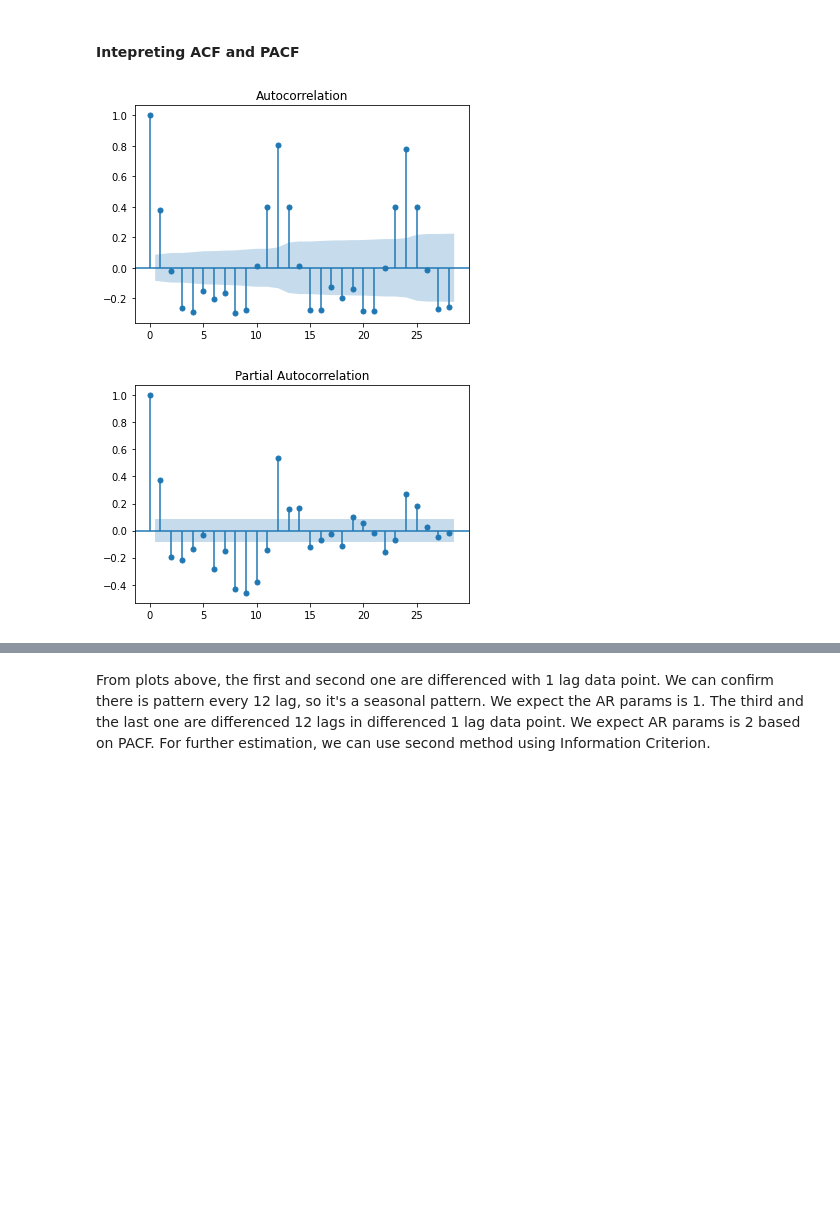
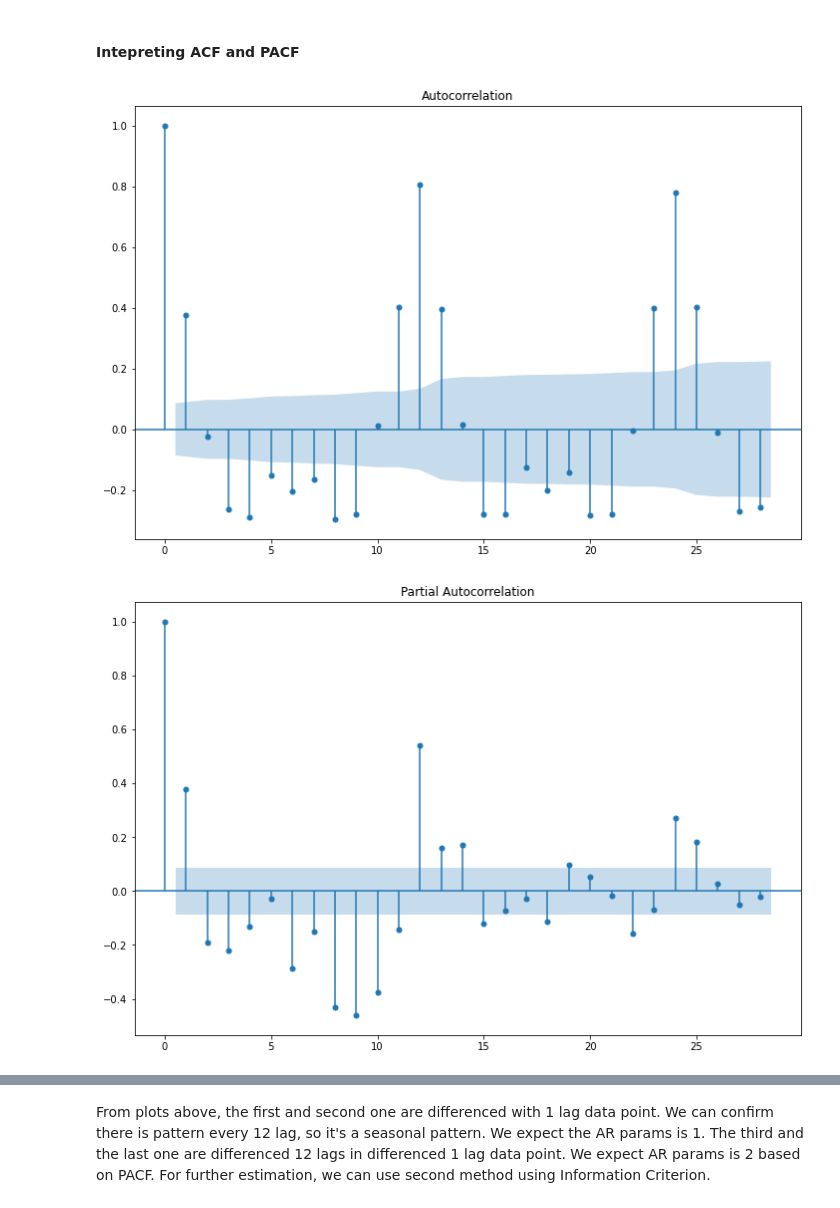
Before and after one commit to hanafication/data_analysis, a Jupyter notebook: timeseries_analysis/Seasonal_ARIMA/Carbon.ipynb, the cells around one changed output, grey strips where cells are left out. Cells and saved outputs as stored; diff of their text form; code cells hidden in the pictures; blank space fills up the shorter version.

```diff
--- a/timeseries_analysis/Seasonal_ARIMA/Carbon.ipynb
+++ b/timeseries_analysis/Seasonal_ARIMA/Carbon.ipynb
@@ -4,9 +4,11 @@
 import pandas as pd
 import numpy as np
 import matplotlib.pyplot as plt
+import matplotlib as mpl
 import seaborn as sns
 import warnings
-warnings.simplefilter('ignore')
+warnings.filterwarnings("ignore")
+mpl.rc('figure', figsize = (12, 8))
 # %%
 #import dataset
 df = pd.read_csv('MER_T12_06.csv')
@@ -267,17 +265,17 @@ The common methods to estimating parameters for our time series forecasting mode
 # %%
 from statsmodels.graphics.tsaplots import plot_acf, plot_acf
 
 #ACF-PACF Differenced Series
-differenced_series = ng_series['Natural Gas Electric Power Sector CO2 Emissions'].diff().dropna()
+differenced_series = data_value.diff().dropna()
 plot_acf(differenced_series)
 plot_pacf(differenced_series)
 plt.show()
 
 #ACF-PACF for Seasonal
 differenced_seasonal = differenced_series.diff(12).dropna()
 plot_acf(differenced_seasonal)
 plot_pacf(differenced_seasonal)
 plt.show()
 # %% [output]
-[figure, old version]
+[figure, new version]
-[figure, old version]
+[figure, new version]
```
Also changed, not shown: parts of 19 cells of this notebook, 1 other file.
